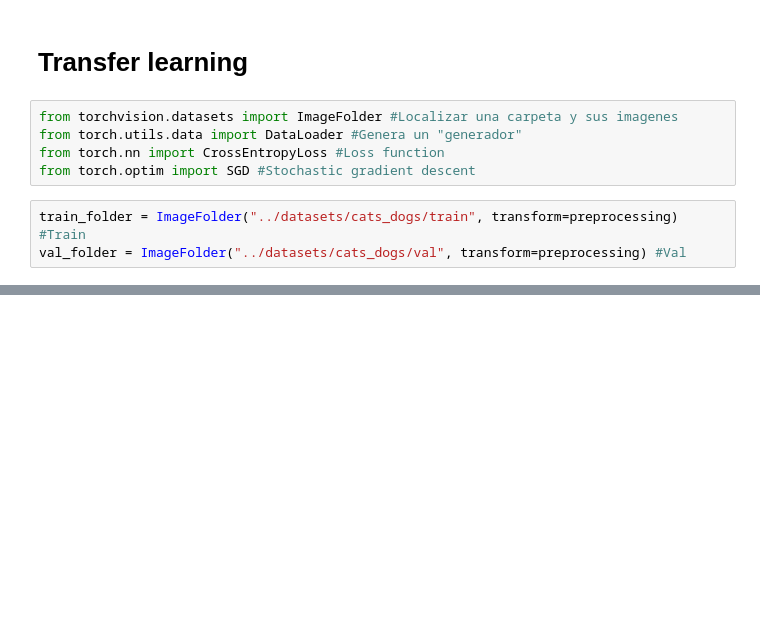
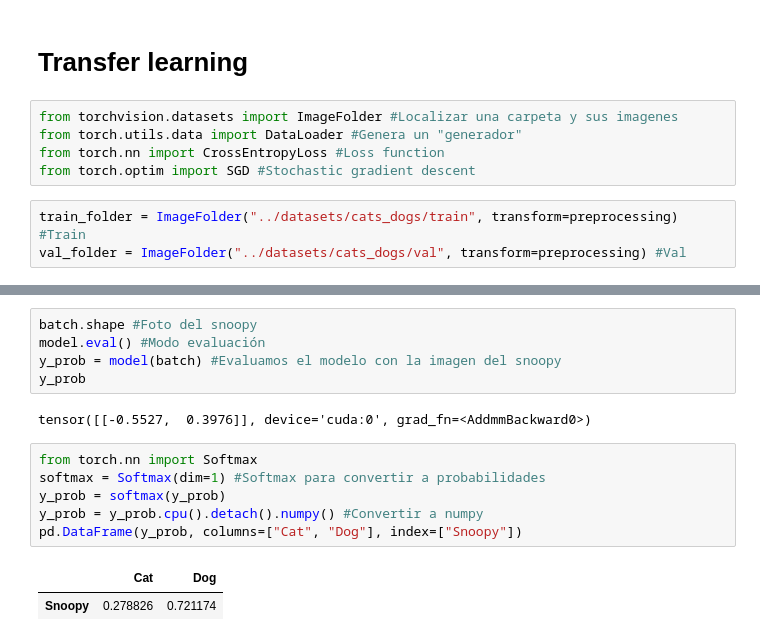
Before and after one commit to GabrielCabas/ML_Course, a Jupyter notebook: unidad_3/practico_1.ipynb, the cells around one changed output, grey strips where cells are left out. Saved outputs shown, nothing was run; the diff lists cells and outputs as text; blank space fills up the shorter version.

```diff
--- a/unidad_3/practico_1.ipynb
+++ b/unidad_3/practico_1.ipynb
@@ -136,0 +233,16 @@ Hasta aquí llegamos en la ayudantía
+# %%
+batch.shape #Foto del snoopy
+model.eval() #Modo evaluación
+y_prob = model(batch) #Evaluamos el modelo con la imagen del snoopy
+y_prob
+# %% [output]
+tensor([[-0.5527,  0.3976]], device='cuda:0', grad_fn=<AddmmBackward0>)
+# %%
+from torch.nn import Softmax
+softmax = Softmax(dim=1) #Softmax para convertir a probabilidades
+y_prob = softmax(y_prob)
+y_prob = y_prob.cpu().detach().numpy() #Convertir a numpy
+pd.DataFrame(y_prob, columns=["Cat", "Dog"], index=["Snoopy"])
+# %% [output]
+|  | Cat | Dog |
+| Snoopy | 0.278826 | 0.721174 |
```
Also changed, not shown: parts of 19 cells of this notebook.
